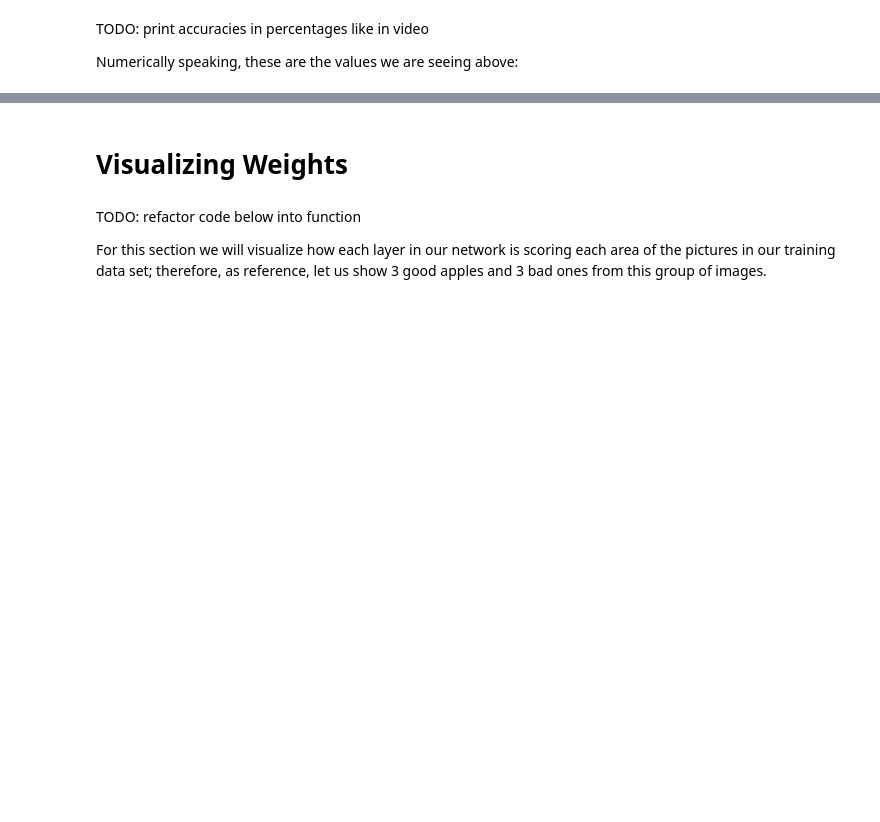
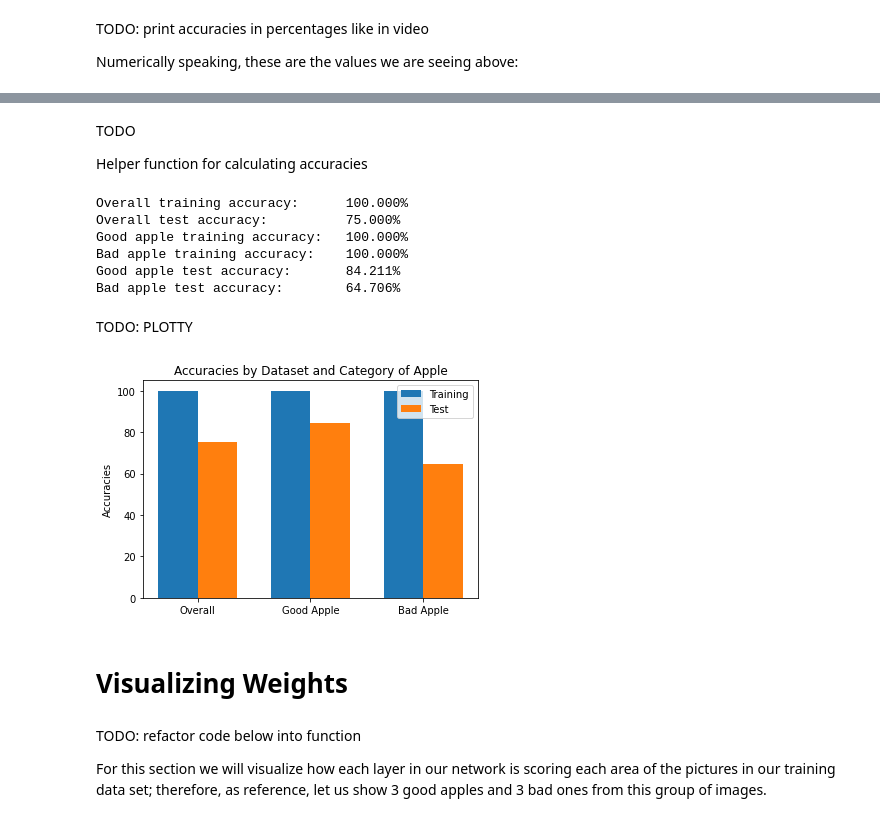
Before and after one commit to BennyP69/AppleStateIdentifier, a Jupyter notebook: Apple_State_Identifier.ipynb, the cells around one changed output, grey strips where cells are left out. Drawn from its saved outputs; the diff is of its cells as text; code cells hidden in the pictures; blank space fills up the shorter version.

```diff
--- a/Apple_State_Identifier.ipynb
+++ b/Apple_State_Identifier.ipynb
@@ -269,0 +291,4 @@ Numerically speaking, these are the values we are seeing above:
+# %% [markdown]
+TODO
+
+Helper function for calculating accuracies
@@ -270,3 +306,55 @@ Numerically speaking, these are the values we are seeing above:
+# %%
+def calculate_category_acc(true, pred):
+    num_match = 0
+    accuracies = []
+
+    for i in range(len(true[0])):
+        for j in range(len(true)):
+            if (true[j][i] == 1 and pred[j][i] == 1):
+                num_match = num_match + 1
+        accuracies.append(num_match / int((true[:, i] == 1.).sum(dim=0)))
+        num_match = 0
+
+    return accuracies[0]*100 , accuracies[1]*100
+# %%
+overall_train_acc = calculate_acc(y_true_train, y_pred_train_binary)
+overall_test_acc = calculate_acc(y_true_test, y_pred_test_binary)
+
+good_train_acc, bad_train_acc = calculate_category_acc(y_true_train, y_pred_train_binary)
+good_test_acc, bad_test_acc = calculate_category_acc(y_true_test, y_pred_test_binary)
+
+print("Overall training accuracy:\t%.3f%%\nOverall test accuracy:\t\t%.3f%%\nGood apple training accuracy:\t%.3f%%\nBad apple training accuracy:\t%.3f%%\nGood apple test accuracy:\t%.3f%%\nBad apple test accuracy:\t%.3f%%" %(overall_train_acc, overall_test_acc, good_train_acc, bad_train_acc, good_test_acc, bad_test_acc))
+# %% [output]
+Overall training accuracy:      100.000%
+Overall test accuracy:          75.000%
+Good apple training accuracy:   100.000%
+Bad apple training accuracy:    100.000%
+Good apple test accuracy:       84.211%
+Bad apple test accuracy:        64.706%
+# %% [markdown]
+TODO: PLOTTY
+# %%
+labels = ['Overall', 'Good Apple', 'Bad Apple']
+
+training_accuracies = [overall_train_acc, good_train_acc, bad_train_acc]
+test_accuracies = [overall_test_acc, good_test_acc, bad_test_acc]
+
+x = np.arange(len(labels))
+width = 0.35
+
+fig, ax = plt.subplots()
+train = ax.bar(x - width / 2, training_accuracies, width, label='Training')
+test = ax.bar(x + width / 2, test_accuracies, width, label='Test')
+
+ax.set_ylabel('Accuracies')
+ax.set_title('Accuracies by Dataset and Category of Apple')
+ax.set_xticks(x)
+ax.set_xticklabels(labels)
+ax.legend()
+
+plt.show()
+# %% [output]
+[figure, added]
 # %% [markdown]
 # Visualizing Weights
 # %% [markdown]
```
Also changed, not shown: parts of 43 cells of this notebook, 50 other files.
